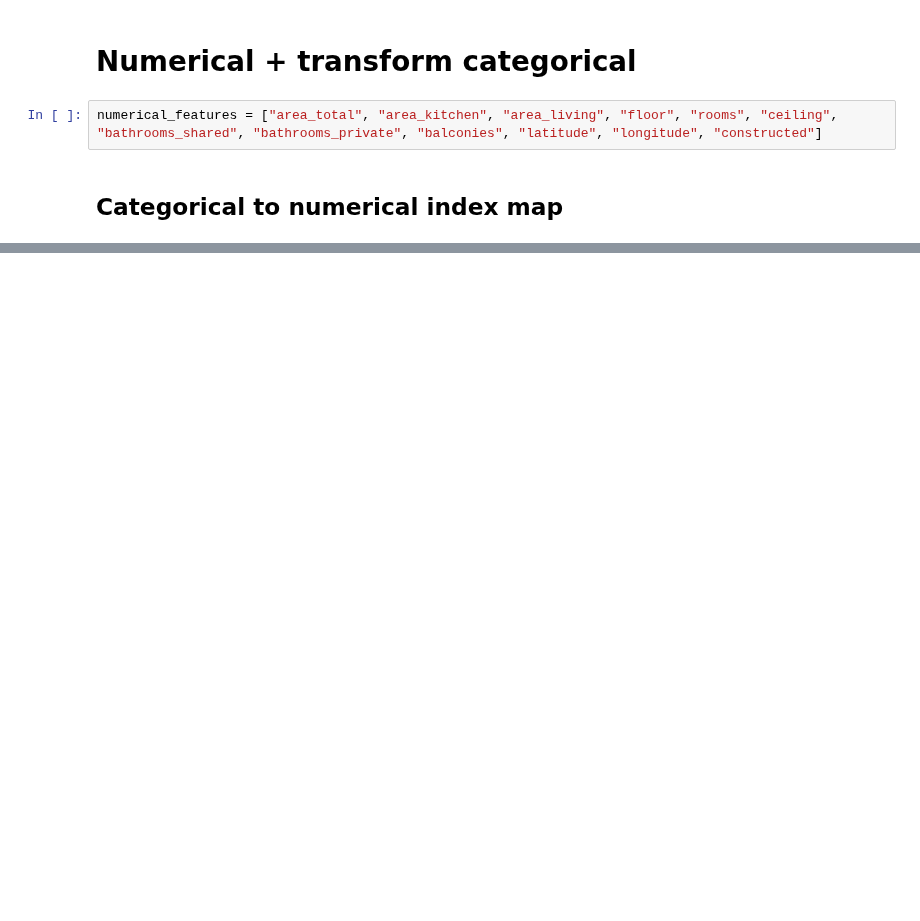
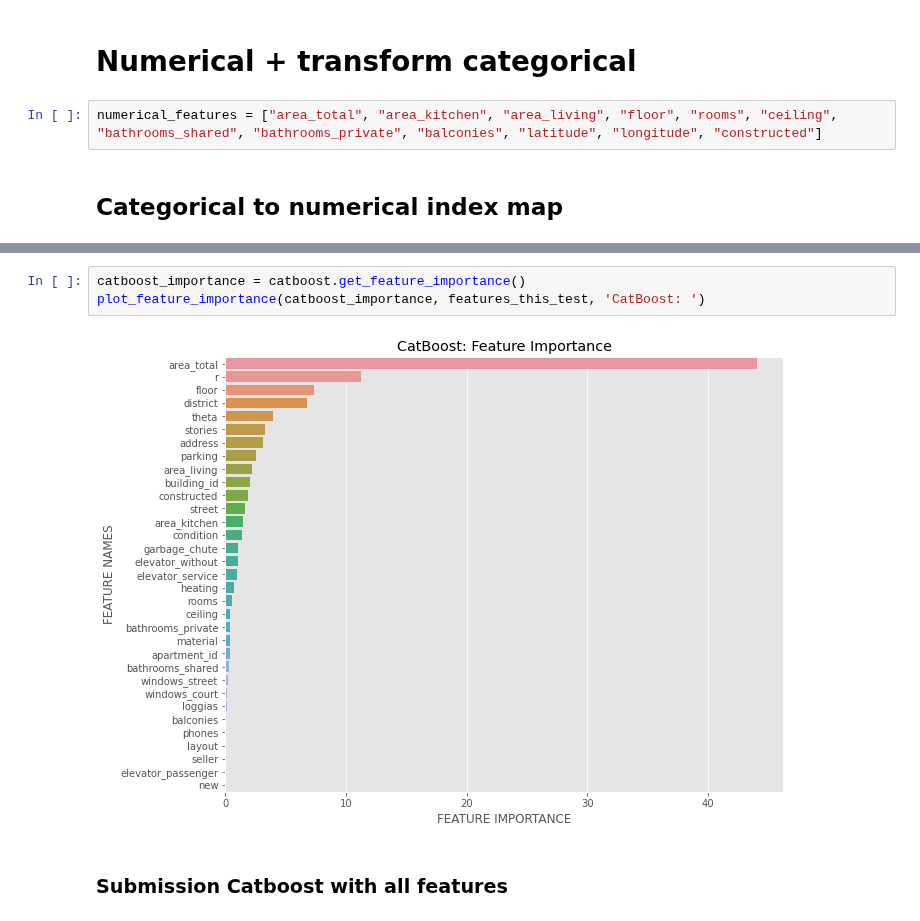
Before and after one commit to henrfj/TDT4173-ML, a Jupyter notebook: hasse-testsite/sequantial_filtered_data.ipynb, the cells around one changed output, grey strips where cells are left out. Cells and saved outputs as stored; diff of their text form; blank space fills up the shorter version.

```diff
--- a/hasse-testsite/sequantial_filtered_data.ipynb
+++ b/hasse-testsite/sequantial_filtered_data.ipynb
@@ -271,0 +474,7 @@ train['district']
+# %%
+catboost_importance = catboost.get_feature_importance()
+plot_feature_importance(catboost_importance, features_this_test, 'CatBoost: ')
+# %% [output]
+[figure, added]
+# %% [markdown]
+### Submission Catboost with all features
```
Also changed, not shown: parts of 68 cells of this notebook, 4 other files.
